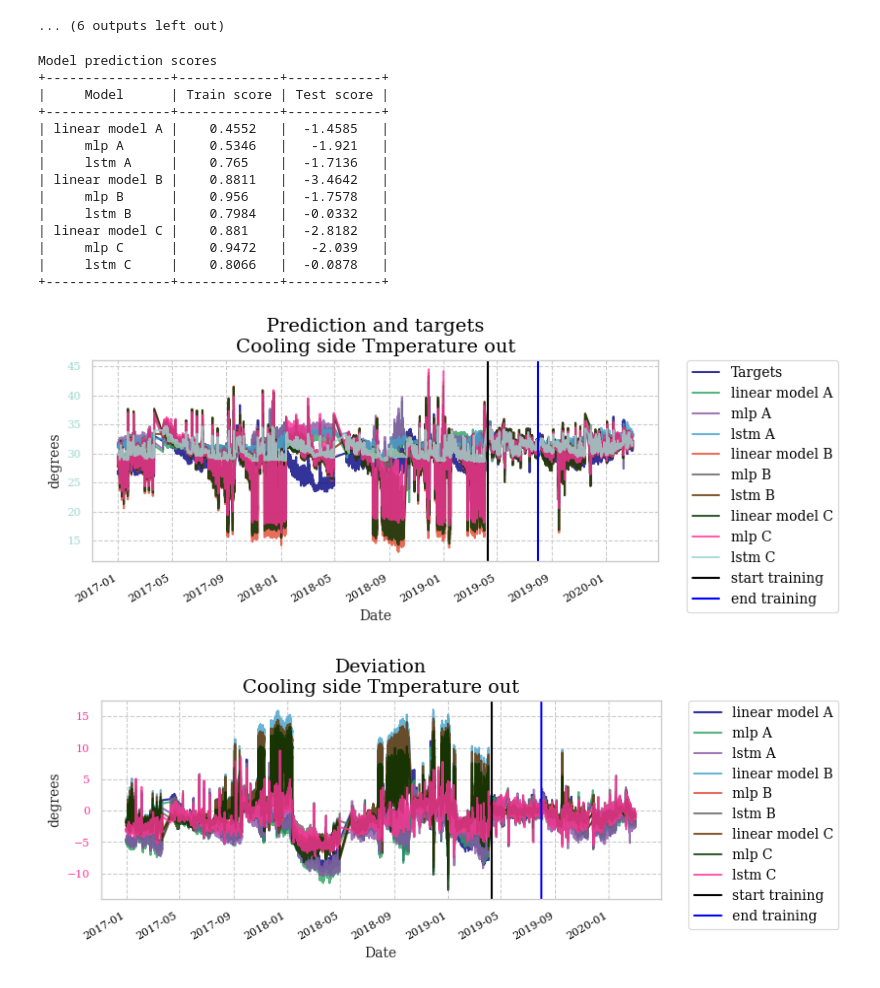
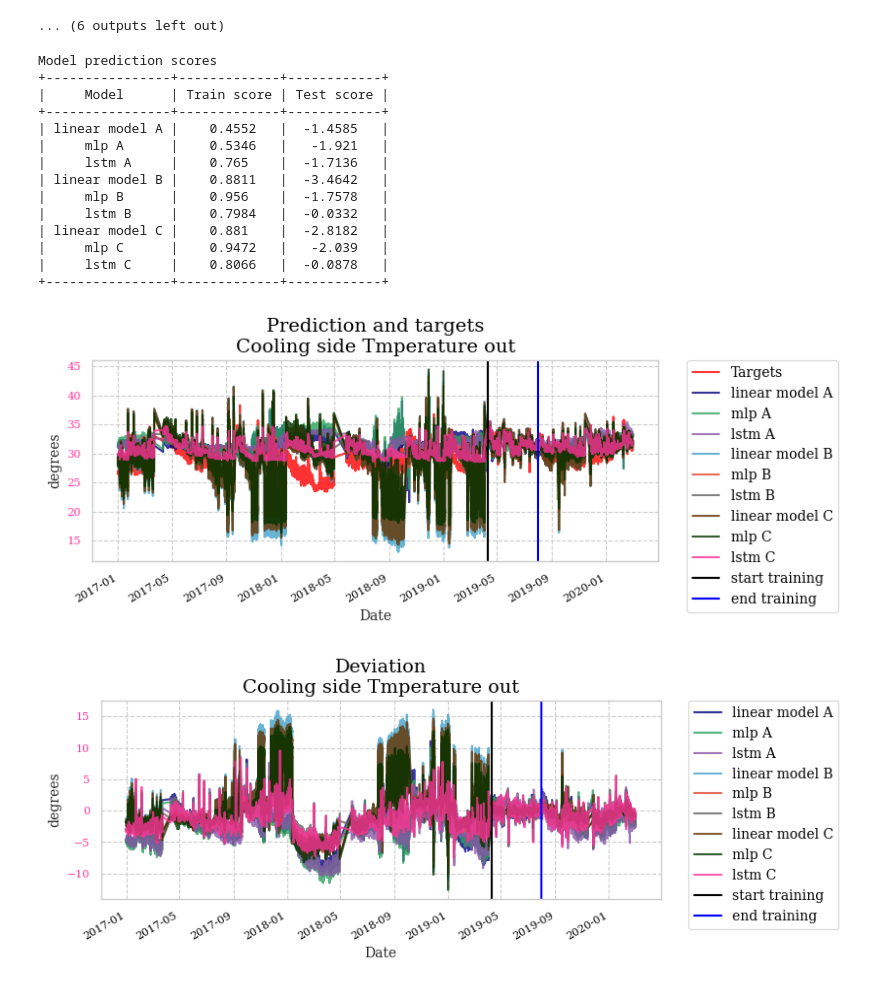
Before and after one commit to hermanwh/master-thesis, a Jupyter notebook: example_G_features_comparison.ipynb, the cells around one changed output. Saved outputs shown, nothing was run; the diff lists cells and outputs as text; code cells hidden in the pictures.

```diff
--- a/example_G_features_comparison.ipynb
+++ b/example_G_features_comparison.ipynb
@@ -182,12 +182,13 @@ columnUnits = mlApi.columnUnits
 traintime = mlApi.traintime
 
 for i in range(len(deviationsLists)):
-	for j in range(len(deviationsLists[i])):
+	for j in range(0, len(deviationsLists[i])):
 		deviationsLists[i][j][3] = colors[j]
 
 for i in range(len(columnsLists)):
-	for j in range(len(columnsLists[i])):
-		columnsLists[i][j][3] = colors[j]
+    columnsLists[i][0][3] = 'red'
+    for j in range(1, len(columnsLists[i])):
+        columnsLists[i][j][3] = colors[j-1]
 
 printModelScores(
     all_names,
@@ -198,33 +199,33 @@ plotModelPredictions(
     plt,
     deviationsLists,
     columnsLists,
     indexColumn,
     columnDescriptions,
     columnUnits,
     traintime,
     interpol=False,
 )
 plotModelScores(
     plt,
     all_names,
     all_train_metrics,
     all_test_metrics,
 )
 # %% [output]
 Model prediction scores
 +----------------+-------------+------------+
 |     Model      | Train score | Test score |
 +----------------+-------------+------------+
 | linear model A |    0.4552   |  -1.4585   |
 |     mlp A      |    0.5346   |   -1.921   |
 |     lstm A     |    0.765    |  -1.7136   |
 | linear model B |    0.8811   |  -3.4642   |
 |     mlp B      |    0.956    |  -1.7578   |
 |     lstm B     |    0.7984   |  -0.0332   |
 | linear model C |    0.881    |  -2.8182   |
 |     mlp C      |    0.9472   |   -2.039   |
 |     lstm C     |    0.8066   |  -0.0878   |
 +----------------+-------------+------------+
-[figure, old version]
+[figure, new version]
 [figure]
 [figure]
```
Also changed, not shown: 6 other files.
